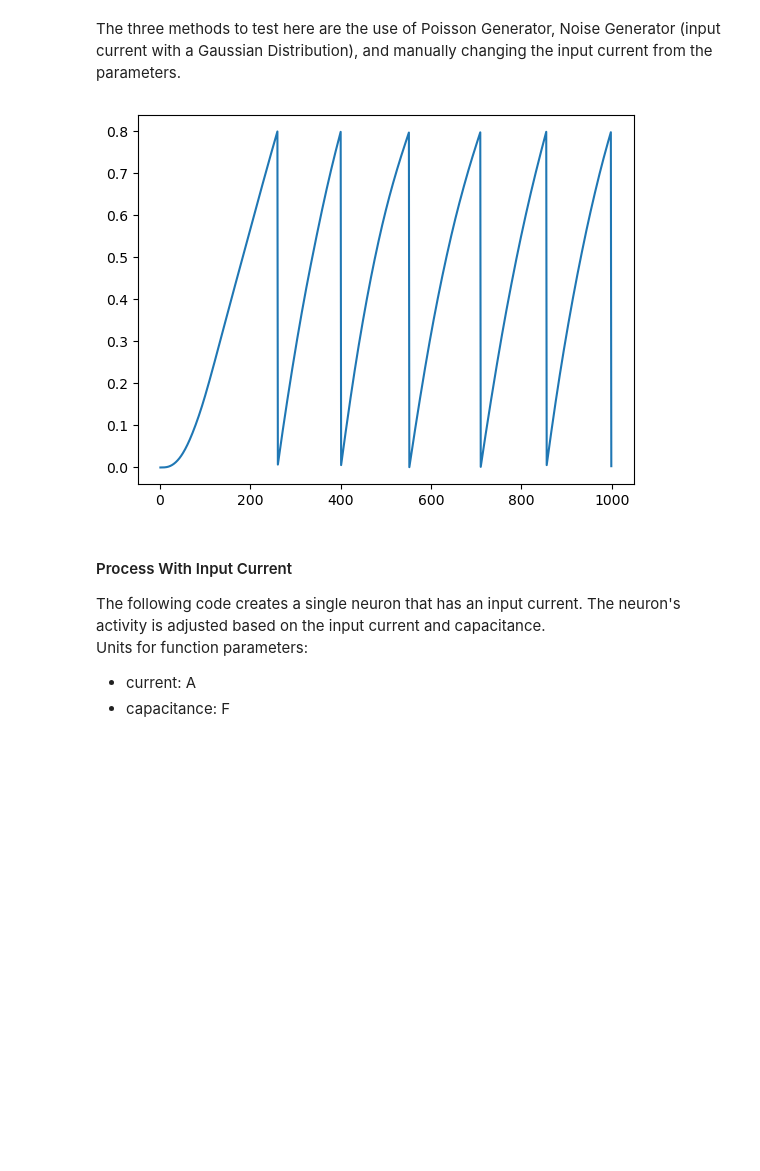
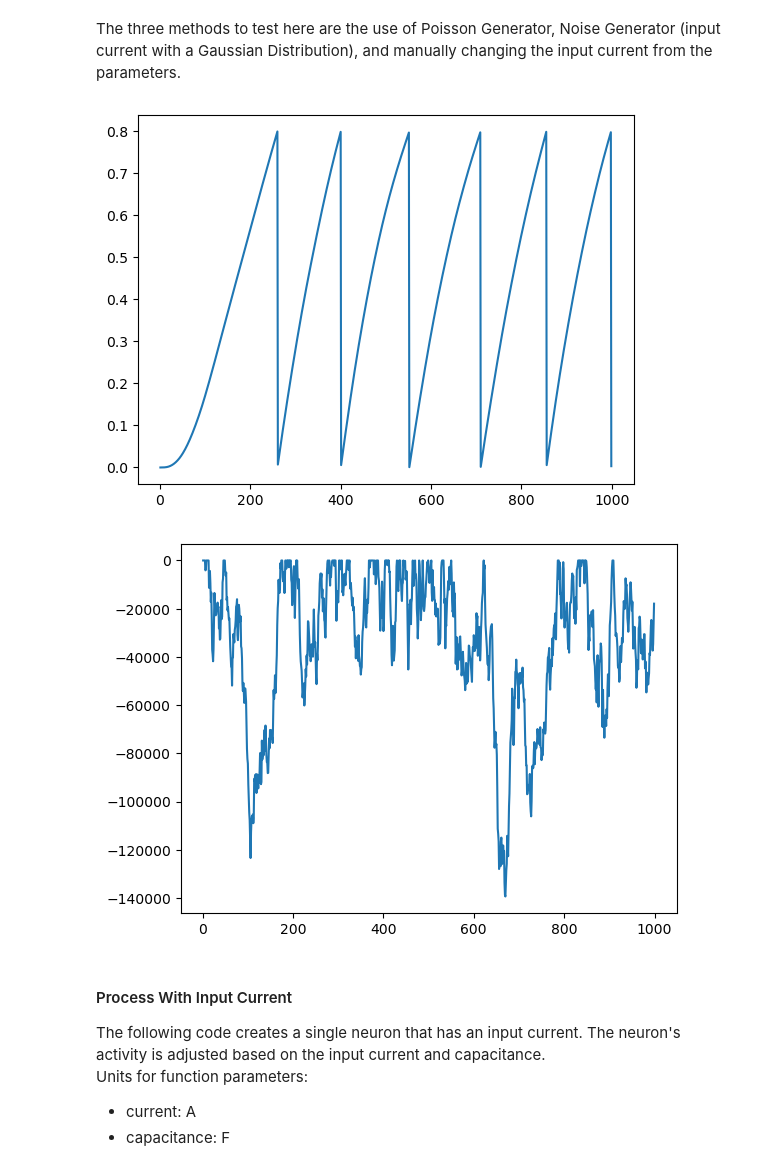
Before and after one commit to aung9htet/counting_snn, a Jupyter notebook: subitization_notebook.ipynb, the cells around one changed output. Drawn from its saved outputs; the diff is of its cells as text; code cells hidden in the pictures; blank space fills up the shorter version.

```diff
--- a/subitization_notebook.ipynb
+++ b/subitization_notebook.ipynb
@@ -167,62 +167,65 @@ white_param = {
 # Testing Poisson Generator
 # Reset Network (this includes the connections)
 nest.ResetKernel()
+nest.set_verbosity("M_ERROR")
 
 # Initialise Neurons
 poi_gen = nest.Create('poisson_generator', params=poi_param)
 neuron = nest.Create('iaf_psc_alpha', params=parameters)
 spike_recorder = nest.Create('spike_recorder')
 multimeter = nest.Create('multimeter')
 multimeter.set(record_from=["V_m"])
 
 # Synapse Connection Management
 nest.Connect(multimeter, neuron)
 nest.Connect(neuron, spike_recorder)
 nest.Connect(poi_gen, neuron, syn_spec={'weight': 2 * 10**3})
 
 # Simulate
 nest.Simulate(1000)
 
 # Plot
 dmm = multimeter.get()
 Vms = dmm["events"]["V_m"]
 ts = dmm["events"]["times"]
 events = spike_recorder.get("events")
 senders = events["senders"]
 plt.figure(1)
 plt.plot(ts,Vms)
 plt.show()
 
-# # Testing Noise Generator
-# # Reset Network
-# nest.ResetKernel()
+# Testing Noise Generator
+# Reset Network
+nest.ResetKernel()
+nest.set_verbosity("M_ERROR")
 
-# # Initialise Neurons
-# white_gen = nest.Create('noise_generator', params=white_param)
-# neuron = nest.Create('iaf_psc_alpha', params=parameters)
-# spike_recorder = nest.Create('spike_recorder')
-# multimeter = nest.Create('multimeter')
-# multimeter.set(record_from=["V_m"])
+# Initialise Neurons
+white_gen = nest.Create('noise_generator', params=white_param)
+neuron = nest.Create('iaf_psc_alpha', params=parameters)
+spike_recorder = nest.Create('spike_recorder')
+multimeter = nest.Create('multimeter')
+multimeter.set(record_from=["V_m"])
 
-# # Synapse Connection Management
-# nest.Connect(multimeter, neuron)
-# nest.Connect(neuron, spike_recorder)
-# nest.Connect(white_gen, neuron)
+# Synapse Connection Management
+nest.Connect(multimeter, neuron)
+nest.Connect(neuron, spike_recorder)
+nest.Connect(white_gen, neuron)
 
-# # Simulate
-# nest.Simulate(1000)
+# Simulate
+nest.Simulate(1000)
 
-# # Plot
-# dmm = multimeter.get()
-# Vms = dmm["events"]["V_m"]
-# ts = dmm["events"]["times"]
-# events = spike_recorder.get("events")
-# senders = events["senders"]
-# plt.figure(1)
-# plt.plot(ts,Vms)
-# plt.show()
+# Plot
+dmm = multimeter.get()
+Vms = dmm["events"]["V_m"]
+ts = dmm["events"]["times"]
+events = spike_recorder.get("events")
+senders = events["senders"]
+plt.figure(1)
+plt.plot(ts,Vms)
+plt.show()
 # %% [output]
 [figure]
+[figure, added]
 # %% [markdown]
 #### Process With Input Current
 The following code creates a single neuron that has an input current. The neuron's activity is adjusted based on the input current and capacitance. \
```
Also changed, not shown: parts of 28 cells of this notebook.
